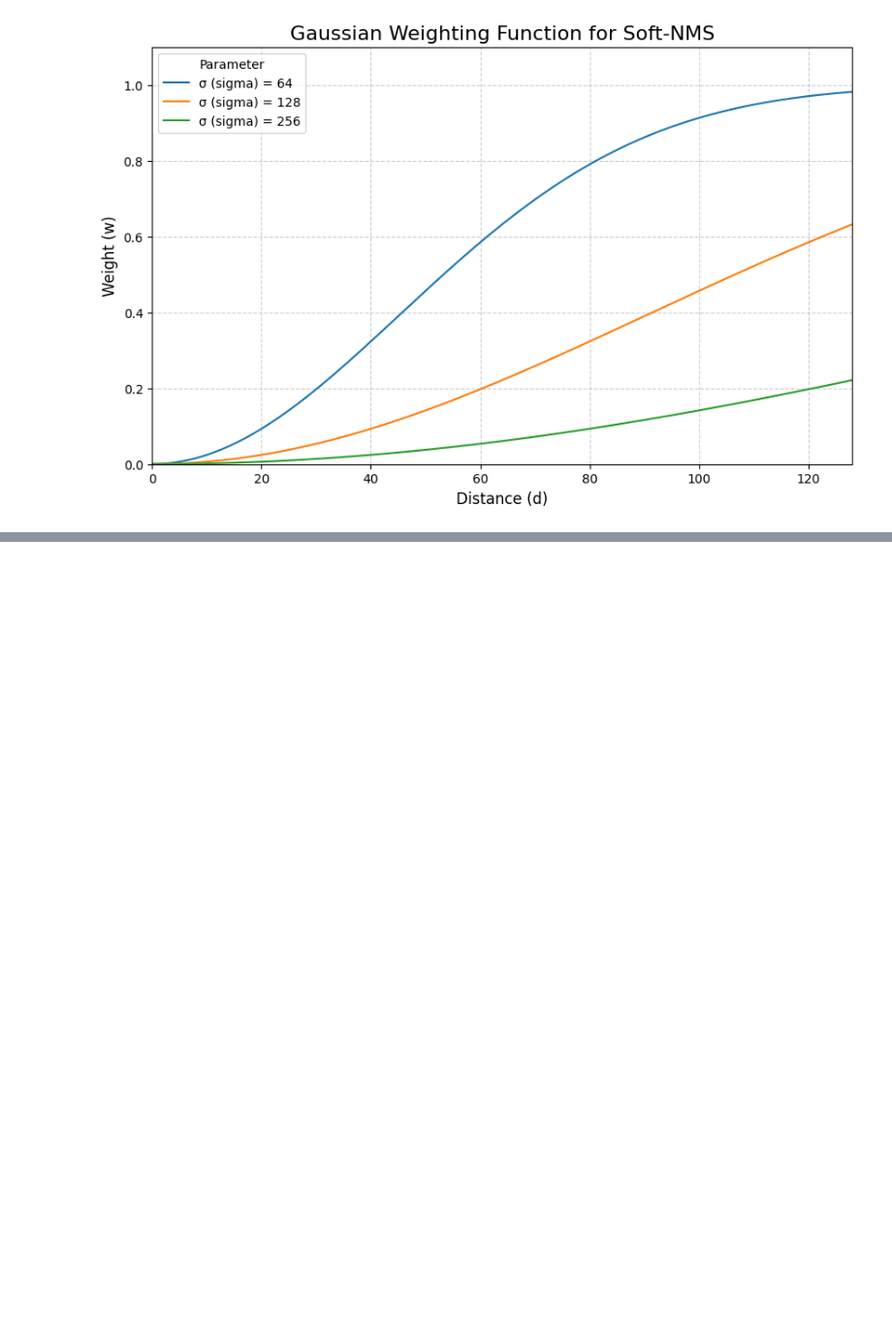
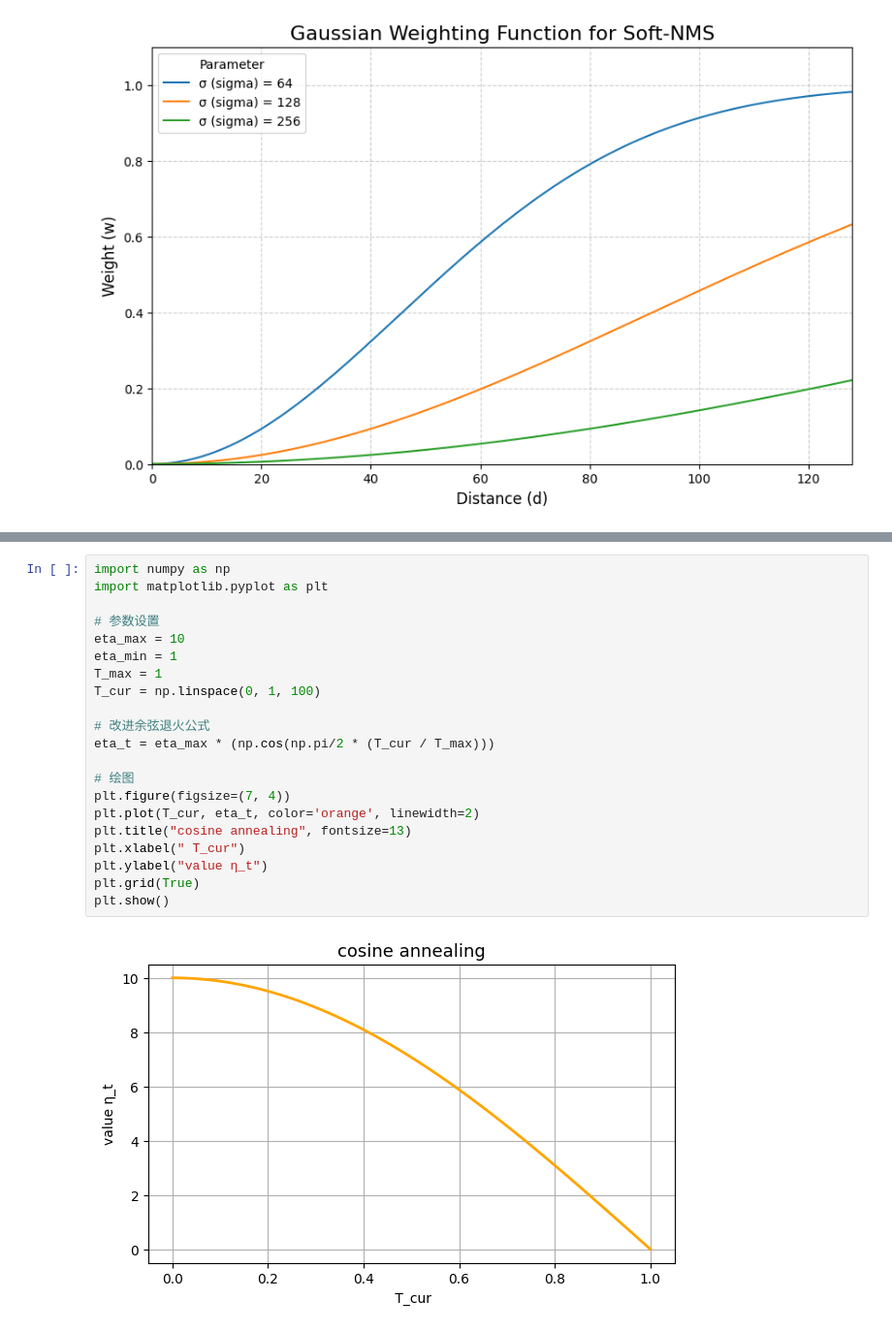
Before and after one commit to monash-yann/dllm-research, a Jupyter notebook: visualization/seek.ipynb, the cells around one changed output, grey strips where cells are left out. Shown: that part at 97% size. Drawn from its saved outputs; the diff is of its cells as text; blank space fills up the shorter version.

```diff
--- a/visualization/seek.ipynb
+++ b/visualization/seek.ipynb
@@ -162,0 +194,23 @@ plt.show()
+# %%
+import numpy as np
+import matplotlib.pyplot as plt
+
+# 参数设置
+eta_max = 10
+eta_min = 1
+T_max = 1
+T_cur = np.linspace(0, 1, 100)
+
+# 改进余弦退火公式
+eta_t = eta_max * (np.cos(np.pi/2 * (T_cur / T_max)))
+
+# 绘图
+plt.figure(figsize=(7, 4))
+plt.plot(T_cur, eta_t, color='orange', linewidth=2)
+plt.title("cosine annealing", fontsize=13)
+plt.xlabel(" T_cur")
+plt.ylabel("value η_t")
+plt.grid(True)
+plt.show()
+# %% [output]
+[figure, added]
```
Also changed, not shown: parts of 3 cells of this notebook, 16 other files.
